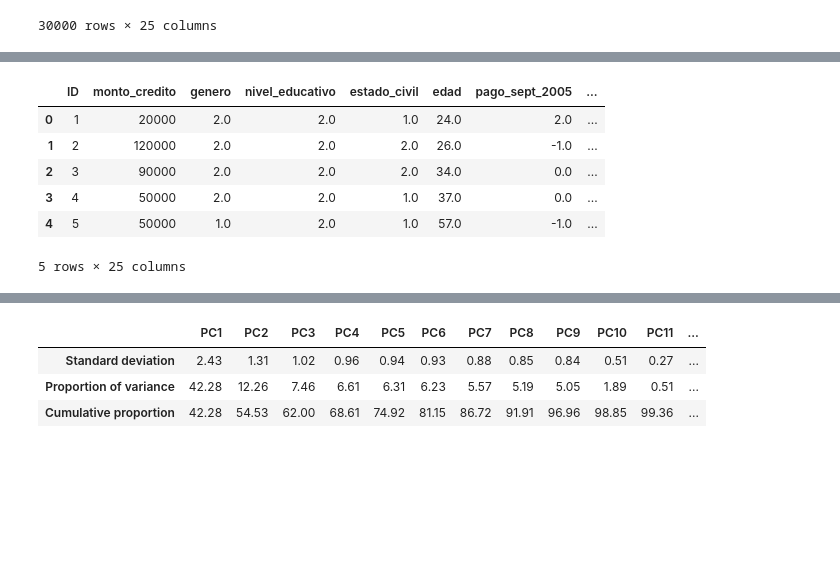
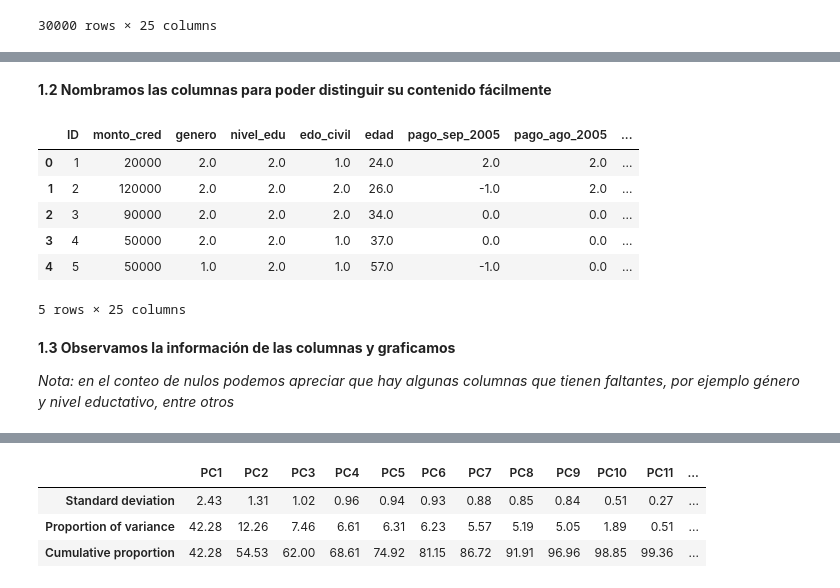
Before and after one commit to PosgradoMNA/actividades-del-projecto-equipo-9, a Jupyter notebook: Actividad_Semana4_Equipo_9.ipynb, the cells around one changed output, grey strips where cells are left out. Cells and saved outputs as stored; diff of their text form; code cells hidden in the pictures; blank space fills up the shorter version.

```diff
--- a/Actividad_Semana4_Equipo_9.ipynb
+++ b/Actividad_Semana4_Equipo_9.ipynb
@@ -65,8 +72,8 @@ import seaborn as sns
 from sklearn.preprocessing import StandardScaler
 from sklearn.decomposition import PCA
 # %%
-df = pd.read_csv("https://raw.githubusercontent.com/PosgradoMNA/Actividades_Aprendizaje-/main/default%20of%20credit%20card%20clients.csv")
-df
+df_original = pd.read_csv("https://raw.githubusercontent.com/PosgradoMNA/Actividades_Aprendizaje-/main/default%20of%20credit%20card%20clients.csv")
+df_original
 # %% [output]
 |  | ID | X1 | X2 | X3 | X4 | X5 | X6 | X7 | X8 | X9 | ... | ... |
 | 0 | 1 | 20000 | 2.0 | 2.0 | 1.0 | 24.0 | 2.0 | 2.0 | -1.0 | -1.0 | ... | ... |
@@ -81,3 +88,5 @@ df
 | 29998 | 29999 | 80000 | 1.0 | 3.0 | 1.0 | 41.0 | 1.0 | -1.0 | 0.0 | 0.0 | ... | ... |
 | 29999 | 30000 | 50000 | 1.0 | 2.0 | 1.0 | 46.0 | 0.0 | 0.0 | 0.0 | 0.0 | ... | ... |
 30000 rows × 25 columns
+# %%
+df = df_original
@@ -84,37 +102,43 @@ df
+# %% [markdown]
+**1.2 Nombramos las columnas para poder distinguir su contenido fácilmente**
 # %%
-df = df.rename(columns = {'X1':'monto_credito',
+df = df.rename(columns = {'X1':'monto_cred',
                           'X2':'genero',
-                          'X3':'nivel_educativo',
-                          'X4':'estado_civil',
+                          'X3':'nivel_edu',
+                          'X4':'edo_civil',
                           'X5':'edad',
-                          'X6':'pago_sept_2005',
-                          'X7':'pago_agosto_2005',
-                          'X8':'pago_julio_2005',
-                          'X9':'pago_junio_2005',
-                          'X10':'pago_mayo_2005',
-                          'X11':'pago_abril_2005',
-                          'X12':'amortizacion_sept_2005',
-                          'X13':'amortizacion_agosto_2005',
-                          'X14':'amortizacion_julio_2005',
-                          'X15':'amortizacion_junio_2005',
-                          'X16':'amortizacion_mayo_2005',
-                          'X17':'amortizacion_abril_2005',
-                          'X18':'pagoprev_sept_2005',
-                          'X19':'pagoprev_agosto_2005',
-                          'X20':'pagoprev_julio_2005',
-                          'X21':'pagoprev_junio_2005',
-                          'X22':'pagoprev_mayo_2005',
-                          'X23':'pagoprev_abril_2005'}, inplace = False)
+                          'X6':'pago_sep_2005',
+                          'X7':'pago_ago_2005',
+                          'X8':'pago_jul_2005',
+                          'X9':'pago_jun_2005',
+                          'X10':'pago_may_2005',
+                          'X11':'pago_abr_2005',
+                          'X12':'amort_sep_2005',
+                          'X13':'amort_ago_2005',
+                          'X14':'amort_jul_2005',
+                          'X15':'amort_jun_2005',
+                          'X16':'amort_may_2005',
+                          'X17':'amort_abr_2005',
+                          'X18':'pagoprev_sep_2005',
+                          'X19':'pagoprev_ago_2005',
+                          'X20':'pagoprev_jul_2005',
+                          'X21':'pagoprev_jun_2005',
+                          'X22':'pagoprev_may_2005',
+                          'X23':'pagoprev_abr_2005'}, inplace = False)
 
 df.head()
 # %% [output]
-|  | ID | monto_credito | genero | nivel_educativo | estado_civil | edad | pago_sept_2005 | ... |
-| 0 | 1 | 20000 | 2.0 | 2.0 | 1.0 | 24.0 | 2.0 | ... |
-| 1 | 2 | 120000 | 2.0 | 2.0 | 2.0 | 26.0 | -1.0 | ... |
-| 2 | 3 | 90000 | 2.0 | 2.0 | 2.0 | 34.0 | 0.0 | ... |
-| 3 | 4 | 50000 | 2.0 | 2.0 | 1.0 | 37.0 | 0.0 | ... |
-| 4 | 5 | 50000 | 1.0 | 2.0 | 1.0 | 57.0 | -1.0 | ... |
+|  | ID | monto_cred | genero | nivel_edu | edo_civil | edad | pago_sep_2005 | pago_ago_2005 | ... |
+| 0 | 1 | 20000 | 2.0 | 2.0 | 1.0 | 24.0 | 2.0 | 2.0 | ... |
+| 1 | 2 | 120000 | 2.0 | 2.0 | 2.0 | 26.0 | -1.0 | 2.0 | ... |
+| 2 | 3 | 90000 | 2.0 | 2.0 | 2.0 | 34.0 | 0.0 | 0.0 | ... |
+| 3 | 4 | 50000 | 2.0 | 2.0 | 1.0 | 37.0 | 0.0 | 0.0 | ... |
+| 4 | 5 | 50000 | 1.0 | 2.0 | 1.0 | 57.0 | -1.0 | 0.0 | ... |
 5 rows × 25 columns
+# %% [markdown]
+**1.3 Observamos la información de las columnas y graficamos**
+
+*Nota: en el conteo de nulos podemos apreciar que hay algunas columnas que tienen faltantes, por ejemplo género y nivel eductativo, entre otros*
 # %%
 df.info()
 # %% [output]
```
Also changed, not shown: parts of 16 cells of this notebook.
